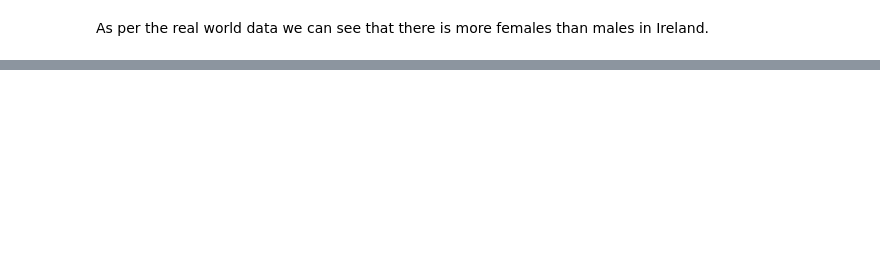
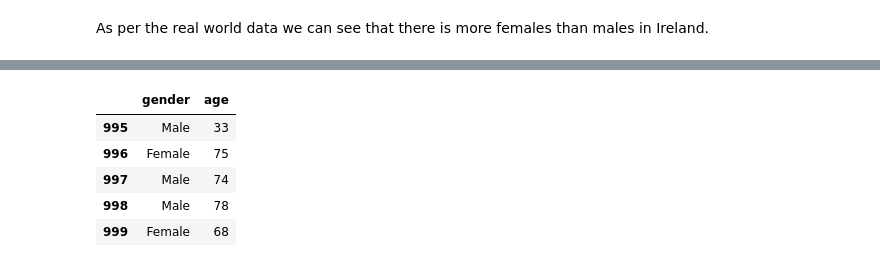
Before and after one commit to keithmmc/PDA1, a Jupyter notebook: PDA1.ipynb, the cells around one changed output, grey strips where cells are left out. Cells and saved outputs as stored; diff of their text form; code cells hidden in the pictures; blank space fills up the shorter version.

```diff
--- a/PDA1.ipynb
+++ b/PDA1.ipynb
@@ -103,0 +140,9 @@ plt.show()
+# %%
+df.tail()
+# %% [output]
+|  | gender | age |
+| 995 | Male | 33 |
+| 996 | Female | 75 |
+| 997 | Male | 74 |
+| 998 | Male | 78 |
+| 999 | Female | 68 |
```
Also changed, not shown: parts of 10 cells of this notebook.
